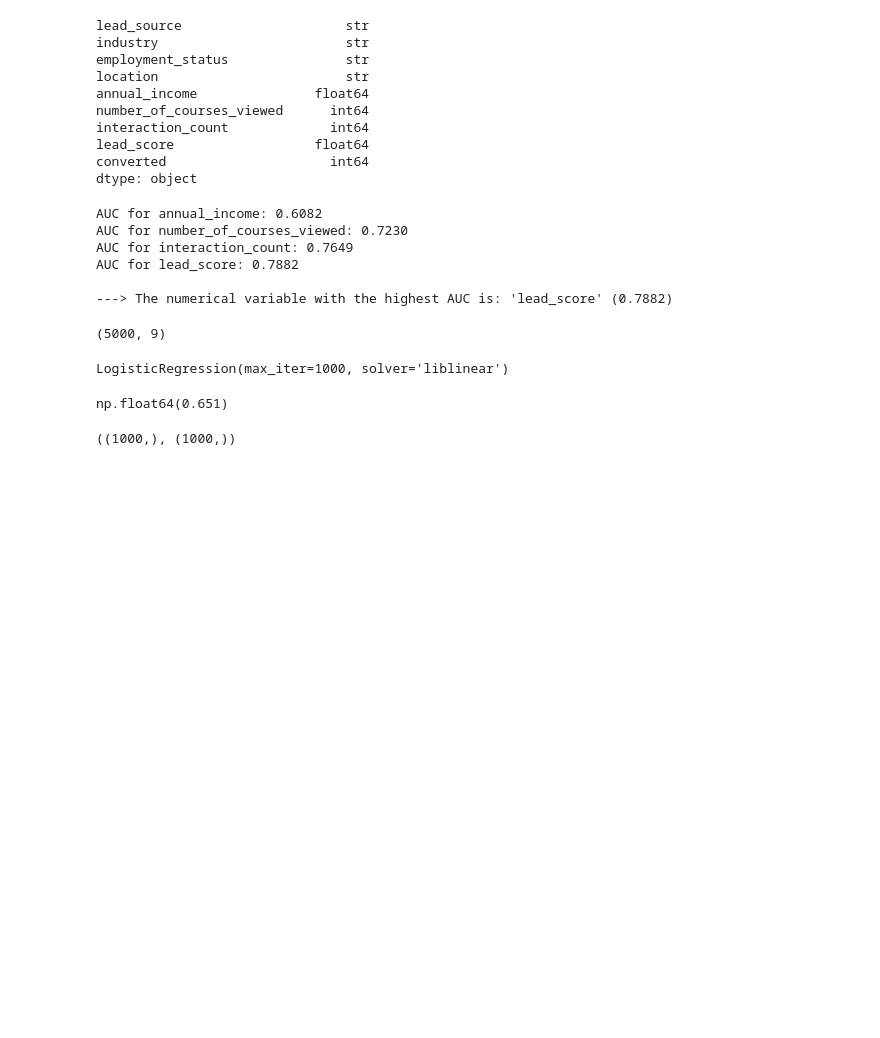
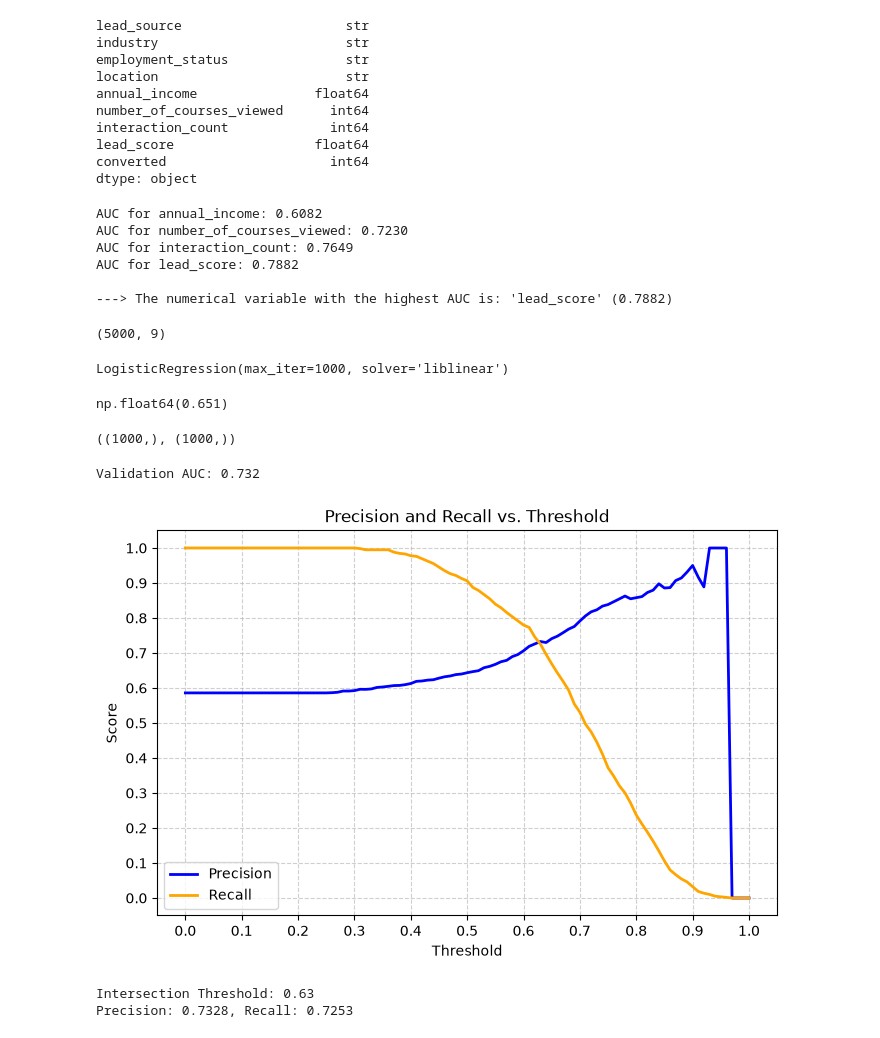
Before and after one commit to mustafamazen199748-coder/Machine-Learn-course, a Jupyter notebook: 01-intro/Homework_4.ipynb, the cells around one changed output. Cells and saved outputs as stored; diff of their text form; code cells hidden in the pictures; blank space fills up the shorter version.

```diff
--- a/01-intro/Homework_4.ipynb
+++ b/01-intro/Homework_4.ipynb
@@ -123,3 +126,74 @@ np.float64(0.651)
 y_val.shape , converted_decision.shape
 # %% [output]
 ((1000,), (1000,))
+# %%
+# Q 2
+
+y_pred = model.predict_proba(X_val)[:, 1]
+
+auc_val = roc_auc_score(y_val, y_pred)
+
+print("Validation AUC:", round(auc_val, 3))
+# %% [output]
+Validation AUC: 0.732
+# %%
+# Q 3
+
+y_pred = model.predict_proba(X_val)[:, 1]
+
+thresholds = np.linspace(0.0, 1.0, 101)
+
+precisions = []
+recalls = []
+
+for t in thresholds:
+    actual_positive = (y_val == 1)
+    actual_negative = (y_val == 0)
+
+    predict_positive = (y_pred >= t)
+    predict_negative = (y_pred < t)
+
+    tp = (predict_positive & actual_positive).sum()
+    fp = (predict_positive & actual_negative).sum()
+    fn = (predict_negative & actual_positive).sum()
+
+    p = tp / (tp + fp) if (tp + fp) > 0 else 0.0
+    r = tp / (tp + fn) if (tp + fn) > 0 else 0.0
+
+    precisions.append(p)
+    recalls.append(r)
+
+plt.figure(figsize=(8, 5))
+plt.plot(thresholds, precisions, label='Precision', color='blue', linewidth=2)
+plt.plot(thresholds, recalls, label='Recall', color='orange', linewidth=2)
+plt.xlabel('Threshold')
+plt.ylabel('Score')
+plt.title('Precision and Recall vs. Threshold')
+plt.xticks(np.arange(0.0, 1.05, 0.1))
+plt.yticks(np.arange(0.0, 1.05, 0.1))
+plt.grid(True, linestyle='--', alpha=0.6)
+plt.legend()
+plt.show()
+
+min_diff = float('inf')
+best_threshold = None
+best_precision = None
+best_recall = None
+
+for t, p, r in zip(thresholds, precisions, recalls):
+    if p == 0 and r == 0:
+        continue
+
+    diff = abs(p - r)
+    if diff < min_diff:
+        min_diff = diff
+        best_threshold = t
+        best_precision = p
+        best_recall = r
+
+print(f"Intersection Threshold: {best_threshold:.2f}")
+print(f"Precision: {best_precision:.4f}, Recall: {best_recall:.4f}")
+# %% [output]
+[figure, added]
+Intersection Threshold: 0.63
+Precision: 0.7328, Recall: 0.7253
```
Also changed, not shown: parts of 4 cells of this notebook.
